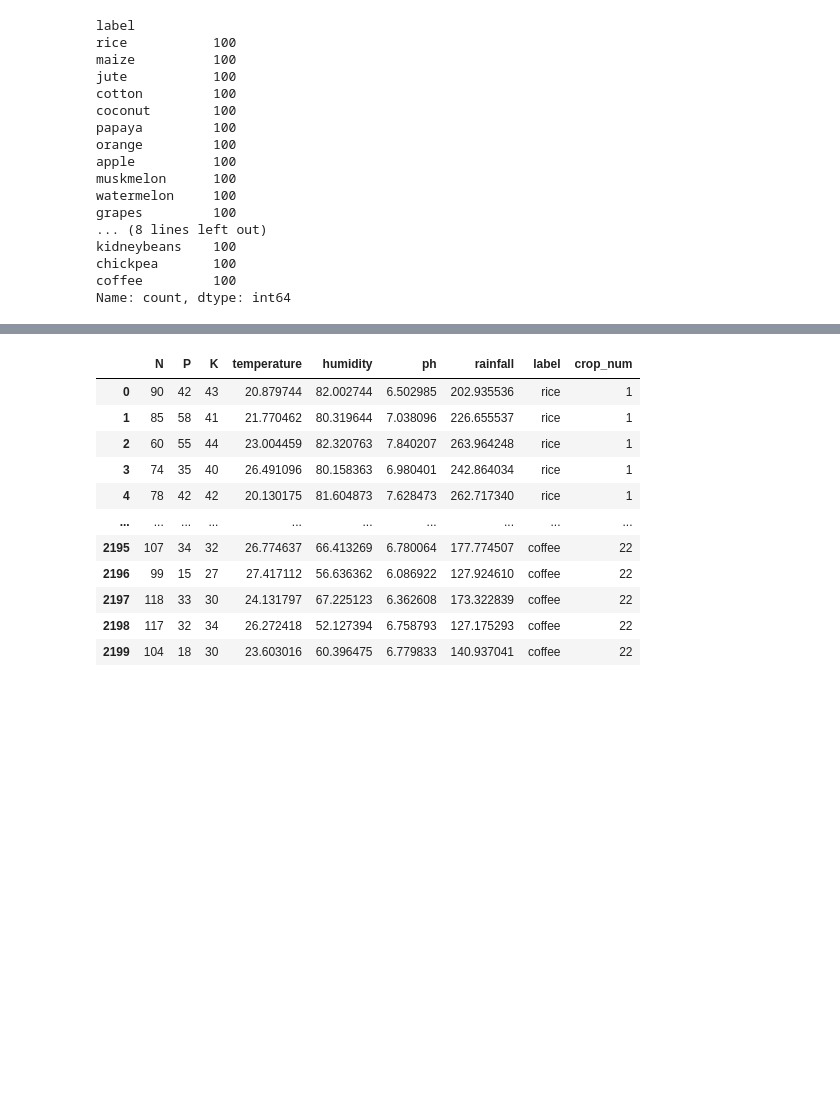
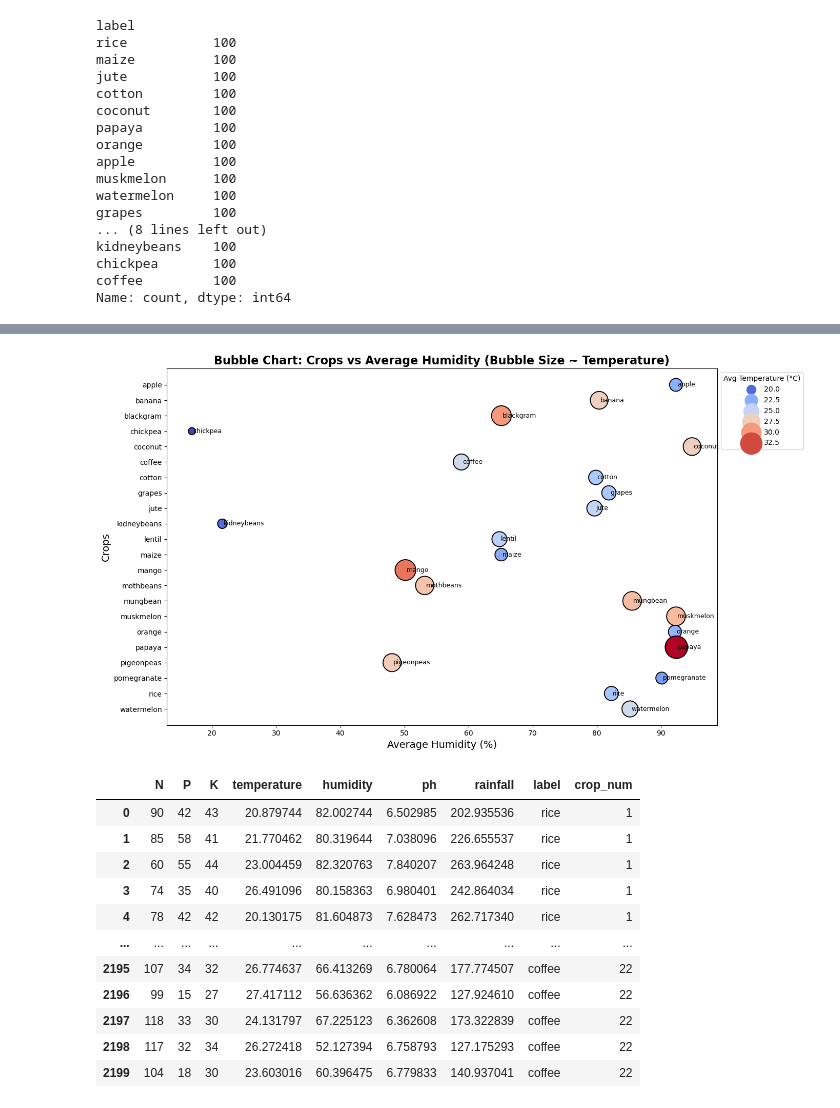
Before and after one commit to Kishan2198/Projectcrop, a Jupyter notebook: crop_recommendation_system.ipynb, the cells around one changed output, grey strips where cells are left out. Cells and saved outputs as stored; diff of their text form; code cells hidden in the pictures; blank space fills up the shorter version.

```diff
--- a/crop_recommendation_system.ipynb
+++ b/crop_recommendation_system.ipynb
@@ -90,3 +107,35 @@ Name: count, dtype: int64
+# %%
+# Calculate the required averages
+average_humidity = crop.groupby('label')['humidity'].mean()
+average_temperature = crop.groupby('label')['temperature'].mean()
+
+# Create a bubble chart
+plt.figure(figsize=(14, 8))
+bubble_sizes = average_temperature * 10  # Scale bubble sizes for better visualization
+sns.scatterplot(
+    x=average_humidity,
+    y=average_humidity.index,
+    size=average_temperature,
+    sizes=(100, 1000),  # Adjust bubble size range
+    hue=average_temperature,
+    palette="coolwarm",
+    edgecolor="black",
+    legend="brief"
+)
+
+# Add annotations for crop names
+for i, crop_name in enumerate(average_humidity.index):
+    plt.text(average_humidity[i] + 0.2, i, crop_name, fontsize=9, va='center')
+
+# Add labels and title
+plt.title("Bubble Chart: Crops vs Average Humidity (Bubble Size ~ Temperature)", fontsize=16, fontweight='bold')
+plt.xlabel("Average Humidity (%)", fontsize=14)
+plt.ylabel("Crops", fontsize=14)
+plt.legend(title="Avg Temperature (°C)", loc='upper left', bbox_to_anchor=(1, 1))
+plt.tight_layout()
+plt.show()
+# %% [output]
+[figure, added]
 # %%
 crop_dict = {
     'rice': 1,
```
Also changed, not shown: parts of 28 cells of this notebook.
